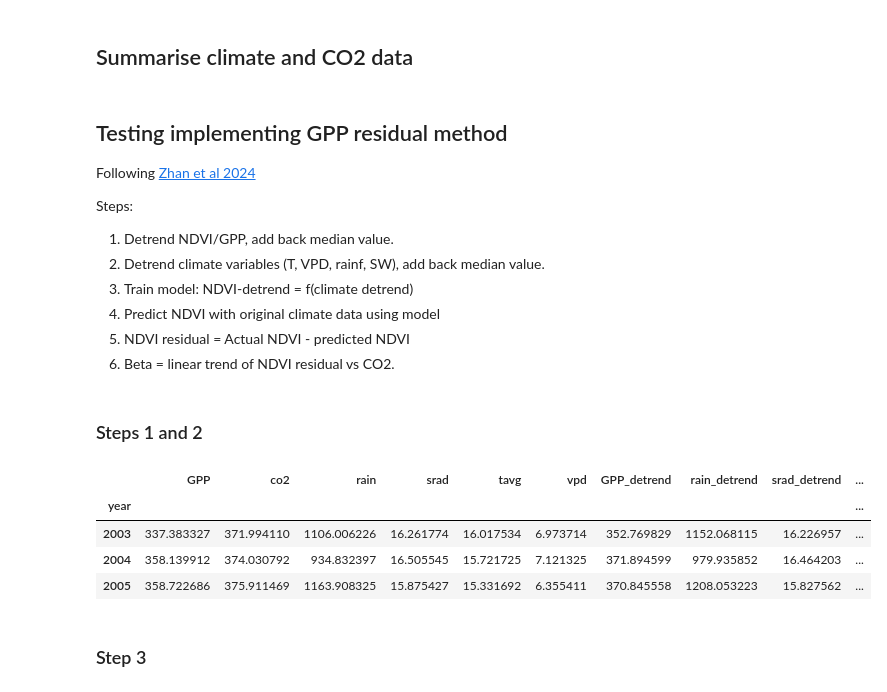
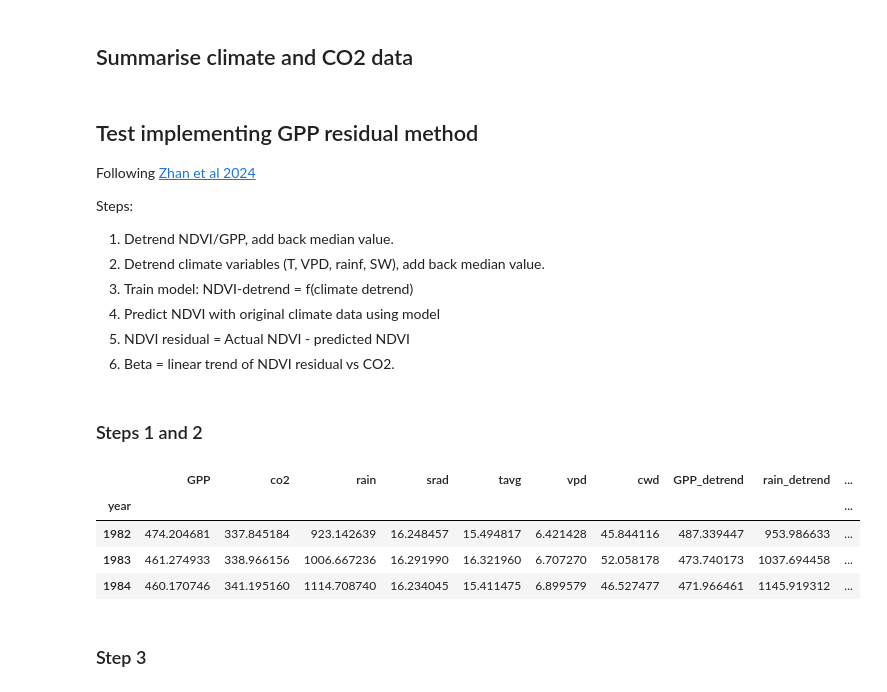
Before and after one commit to cbur24/Aus_CO2_fertilisation, a Jupyter notebook: notebooks/analysis/Testing_GPP_gridded.ipynb, the cells around one changed output. Saved outputs shown, nothing was run; the diff lists cells and outputs as text; code cells hidden in the pictures.

```diff
--- a/notebooks/analysis/Testing_GPP_gridded.ipynb
+++ b/notebooks/analysis/Testing_GPP_gridded.ipynb
@@ -30,16 +30,18 @@ from sklearn.cross_decomposition import PLSRegression
 # k = 'Western Mallee'
 # k='Daintree-Bloomfield'
 k='Warre'
+# k='Western Mallee'
 
 # NDVI data
 # ds_path = '/g/data/ub8/au/AusEFlux/v2/annual/AnnualSum/GPP/'
-ds_path = f'/g/data/os22/chad_tmp/Aus_CO2_fertilisation/data/DIFFUSE_GPP_1km_2003_2021.nc'
+# ds_path = f'/g/data/os22/chad_tmp/Aus_CO2_fertilisation/data/DIFFUSE_GPP_1km_2003_2021.nc'
+ds_path = f'/g/data/os22/chad_tmp/Aus_CO2_fertilisation/data/AusEFlux_GPP_5km_1982_2022_v0.2.nc'
 
 #ibra subregions
 ecoregions_file = f'/g/data/os22/chad_tmp/Aus_phenology/data/vectors/IBRAv7_subregions_modified.geojson'
 
 #climate data
-covar_file = f'/g/data/os22/chad_tmp/Aus_phenology/data/covars.nc'
+covar_file = f'/g/data/os22/chad_tmp/Aus_CO2_fertilisation/data/covars.nc'
 # %% [markdown]
 ## Interactively plot IBRA regions
 
@@ -58,8 +60,8 @@ Hover over the regions to see its name
 # %%
 gdf = gpd.read_file(ecoregions_file)
 
-ds = assign_crs(xr.open_dataset(ds_path), crs='EPSG:4326')['DIFFUSE_GPP']
-ds = ds.rename('GPP')
+ds = assign_crs(xr.open_dataset(ds_path), crs='EPSG:4326')['GPP']
+# ds = ds.rename('GPP')
 
 # files = [f'{ds_path}/{i}' for i in os.listdir(ds_path) if i.endswith(".nc")]
 # files.sort()
@@ -69,7 +71,7 @@ ds = ds.rename('GPP')
 # ds = ds.rename('GPP').compute()
 
 covariables =  xr.open_dataset(covar_file)
-covariables = covariables.drop_vars('wcf')
+covariables = covariables.drop_vars(['wcf', 'smrz'])
 # %% [markdown]
 ## Clip to a region
 # %%
@@ -79,7 +81,9 @@ gdf = gdf[gdf['SUB_NAME_7']==k]
 geom = Geometry(geom=gdf.iloc[0].geometry, crs=gdf.crs)
 ds = ds.odc.mask(poly=geom)
 ds = ds.dropna(dim='longitude', how='all').dropna(dim='latitude', how='all')
-ds = ds * ds.time.dt.daysinmonth #For DIFFUSE convert to monthly flux from daily flux
+
+# ds = ds * ds.time.dt.daysinmonth #For DIFFUSE convert to monthly flux from daily flux
+
 ds = ds.groupby('time.year').sum() # annual sum
 
 covariables = covariables.odc.mask(poly=geom)
@@ -95,9 +99,9 @@ co2 = covariables['co2'].groupby('time.year').mean()
 rain = covariables['rain'].groupby('time.year').sum()
 covariables = covariables.drop_vars(['rain', 'co2']).groupby('time.year').mean()
 
-covariables = xr.merge([co2.to_dataset(), rain.to_dataset(), covariables]).sel(year=slice('2003', '2021'))
+covariables = xr.merge([co2.to_dataset(), rain.to_dataset(), covariables]).sel(year=slice('1982', '2022'))
 # %% [markdown]
-## Testing implementing GPP residual method
+## Test implementing GPP residual method
 
 Following [Zhan et al 2024](https://agupubs.onlinelibrary.wiley.com/doi/10.1029/2023JG007910)
 
@@ -117,17 +121,17 @@ df = ds.drop_vars('spatial_ref').to_dataframe(name='GPP')#.reset_index()
 df_covars = covariables.drop_vars('spatial_ref').to_dataframe()
 df = pd.merge(df, df_covars,  on='year')
 # %%
-for v in ['GPP', 'rain', 'srad', 'tavg', 'vpd']:
+for v in ['GPP', 'rain', 'srad', 'tavg', 'vpd', 'cwd']:
     df[f'{v}_detrend'] = detrend(df[v])
     df[f'{v}_detrend'] = df[f'{v}_detrend'] + df[v].median()
 
 df.head(3)
 # %% [output]
-|  | GPP | co2 | rain | srad | tavg | vpd | GPP_detrend | rain_detrend | srad_detrend | ... |
+|  | GPP | co2 | rain | srad | tavg | vpd | cwd | GPP_detrend | rain_detrend | ... |
 | year |  |  |  |  |  |  |  |  |  | ... |
-| 2003 | 337.383327 | 371.994110 | 1106.006226 | 16.261774 | 16.017534 | 6.973714 | 352.769829 | 1152.068115 | 16.226957 | ... |
-| 2004 | 358.139912 | 374.030792 | 934.832397 | 16.505545 | 15.721725 | 7.121325 | 371.894599 | 979.935852 | 16.464203 | ... |
-| 2005 | 358.722686 | 375.911469 | 1163.908325 | 15.875427 | 15.331692 | 6.355411 | 370.845558 | 1208.053223 | 15.827562 | ... |
+| 1982 | 474.204681 | 337.845184 | 923.142639 | 16.248457 | 15.494817 | 6.421428 | 45.844116 | 487.339447 | 953.986633 | ... |
+| 1983 | 461.274933 | 338.966156 | 1006.667236 | 16.291990 | 16.321960 | 6.707270 | 52.058178 | 473.740173 | 1037.694458 | ... |
+| 1984 | 460.170746 | 341.195160 | 1114.708740 | 16.234045 | 15.411475 | 6.899579 | 46.527477 | 471.966461 | 1145.919312 | ... |
 # %% [markdown]
 ### Step 3
 # %%
```
Also changed, not shown: parts of 4 cells of this notebook, 7 other files.
